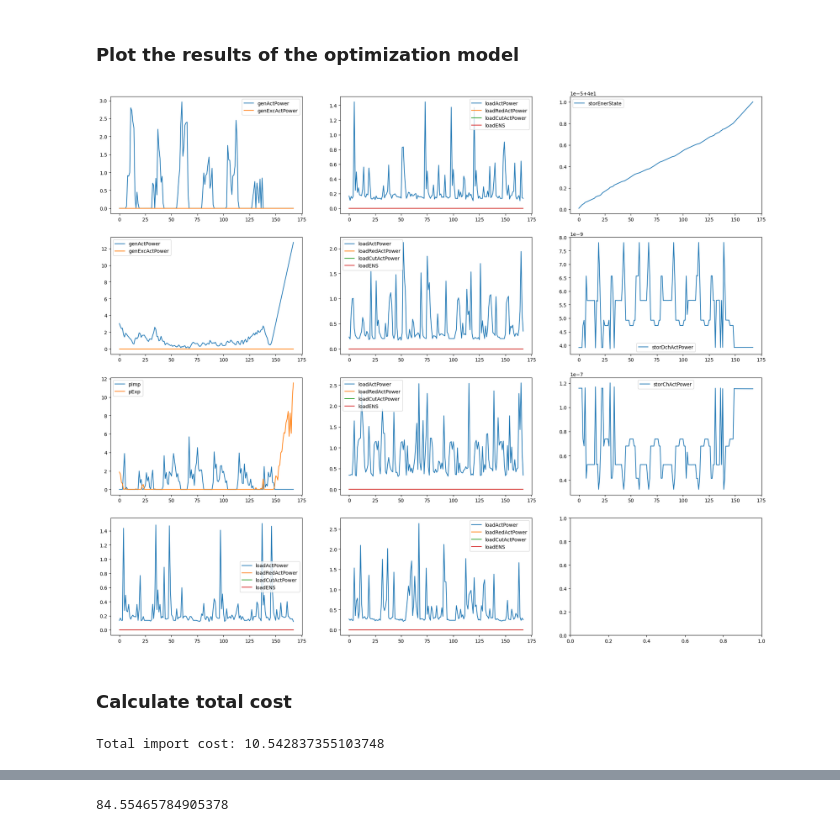
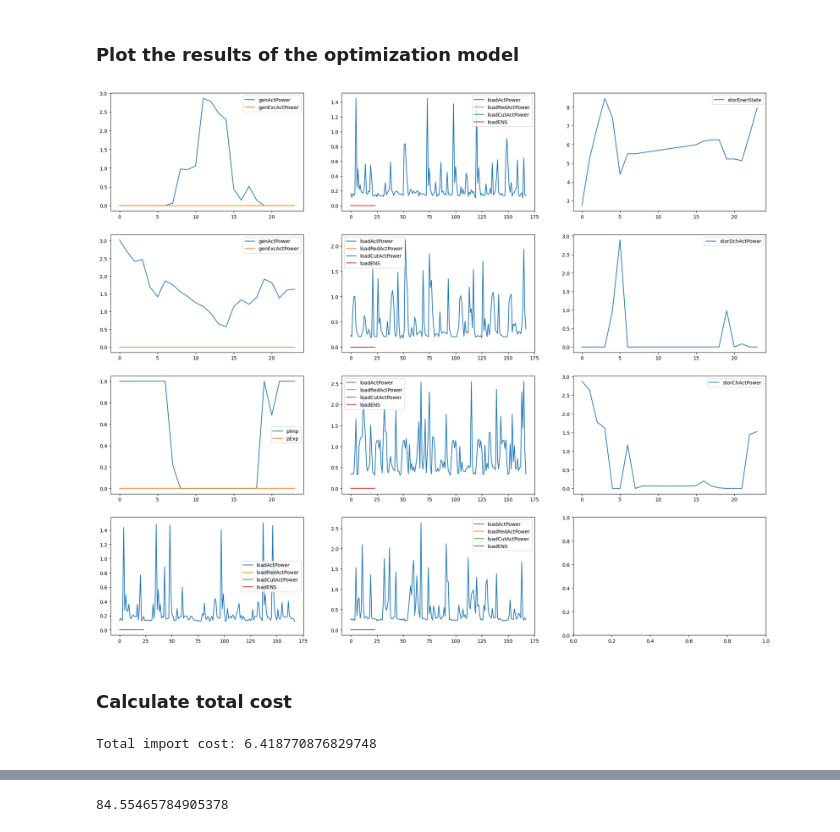
Before and after one commit to feelab-info/PROCSIM_ECs_Simulation_Scenarios, a Jupyter notebook: paper_experiments/Experiment2_EC_Optimization.ipynb, the cells around one changed output, grey strips where cells are left out. Cells and saved outputs as stored; diff of their text form; code cells hidden in the pictures.

```diff
--- a/paper_experiments/Experiment2_EC_Optimization.ipynb
+++ b/paper_experiments/Experiment2_EC_Optimization.ipynb
@@ -258,0 +262,12 @@ data['data']['generator']['info'][1][1] = 2
+# %%
+# Change Energy Capacity to 10 kVAh
+data['data']['storage']['info'][0][5] = 10
+
+# Change P Charge Max to 3 kW
+data['data']['storage']['info'][0][10] = 3
+
+# Change P Discharge Max to 3 kW
+data['data']['storage']['info'][0][11] = 3
+
+# Change Initial State to 0%
+data['data']['storage']['info'][0][9] = 0
@@ -259,3 +276,6 @@ data['data']['generator']['info'][1][1] = 2
+# %%
+data['data']['parameterData']['generalInfo']['P_Max_Imp'][:] = 1
+data['data']['parameterData']['generalInfo']['P_Max_Exp'][:] = 1
 # %% [markdown]
 ### Change Production (Wind and PV) data in order to be used in the optimization model
 # %%
@@ -794,8 +814,8 @@ fig, axs = plt.subplots(nrows=4, ncols=3, figsize=(24, 20))
 
 for i in np.arange(num_generators):
     # Generators
-    axs[i, 0].plot(result_genActPower.values[i])
-    axs[i, 0].plot(result_genExcActPower.values[i])
+    axs[i, 0].plot(result_genActPower.values[i][:24])
+    axs[i, 0].plot(result_genExcActPower.values[i][:24])
     axs[i, 0].legend(['genActPower', 'genExcActPower'])
 
 for i in np.arange(5):
@@ -807,48 +827,48 @@ for i in np.arange(5):
         x = i-1
         y = 1
     axs[x, y].plot(loadLimit[:, :, 0][i, :])
-    axs[x, y].plot(result_loadRedActPower.values[i])
-    axs[x, y].plot(result_loadCutActPower.values[i])
-    axs[x, y].plot(result_loadENS.values[i])
+    axs[x, y].plot(result_loadRedActPower.values[i][:24])
+    axs[x, y].plot(result_loadCutActPower.values[i][:24])
+    axs[x, y].plot(result_loadENS.values[i][:24])
     axs[x, y].legend(['loadActPower', 'loadRedActPower', 'loadCutActPower', 'loadENS'])
 
 
 #axs[0, 2].plot(result_pimp.values)
 #axs[0, 2].plot(result_pexp.values)
 #axs[0, 2].legend(['pImp', 'pExp'])
-axs[2, 0].plot(result_pimp.values)
-axs[2, 0].plot(result_pexp.values)
+axs[2, 0].plot(result_pimp.values[:24])
+axs[2, 0].plot(result_pexp.values[:24])
 axs[2, 0].legend(['pImp', 'pExp'])
 
 
 #for i in range(1):
     #axs[i, 3].plot(result_storEnerState.values[i])
     #axs[i, 3].legend(['storEnerState'])
-axs[0, 2].plot(result_storEnerState.values[0])
+axs[0, 2].plot(result_storEnerState.values[0][:24])
 axs[0, 2].legend(['storEnerState'])
 
 #for i in range(1):
     #axs[i, 4].plot(result_storDchActPower.values[i])
     #axs[i, 4].legend(['storDchActPower'])
-axs[1, 2].plot(result_storDchActPower.values[0])
+axs[1, 2].plot(result_storDchActPower.values[0][:24])
 axs[1, 2].legend(['storDchActPower'])
 
 #for i in range(1):
     #axs[i, 5].plot(result_storChActPower.values[i])
     #axs[i, 5].legend(['storChActPower'])
-axs[2, 2].plot(result_storChActPower.values[0])
+axs[2, 2].plot(result_storChActPower.values[0][:24])
 axs[2, 2].legend(['storChActPower'])
 
 
 plt.show()
 # %% [output]
-[figure, old version]
+[figure, new version]
 # %% [markdown]
 ### Calculate total cost
 # %%
 print('Total import cost: {}'.format(sum(result_pimp.values.ravel() * buyPrice)))
 # %% [output]
-Total import cost: 10.542837355103748
+Total import cost: 6.418770876829748
 # %%
 # Used from PV
 df = pd.read_csv('../results/cplex_pyomo/genActPower.csv', sep=',')
```
Also changed, not shown: parts of 30 cells of this notebook, 1 other file.
